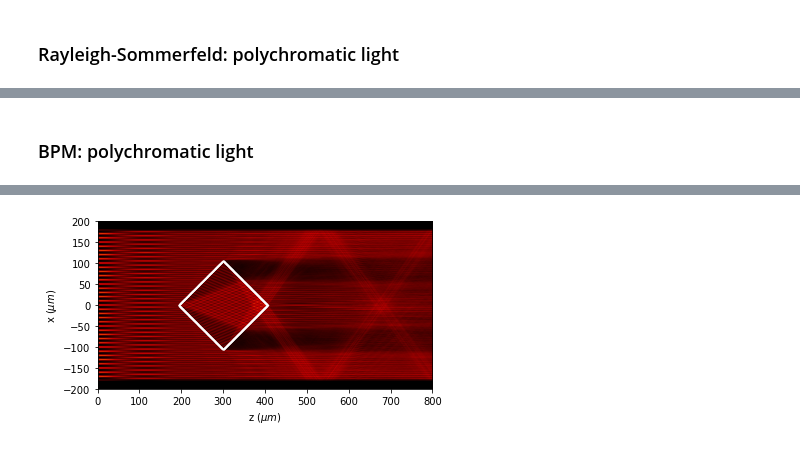
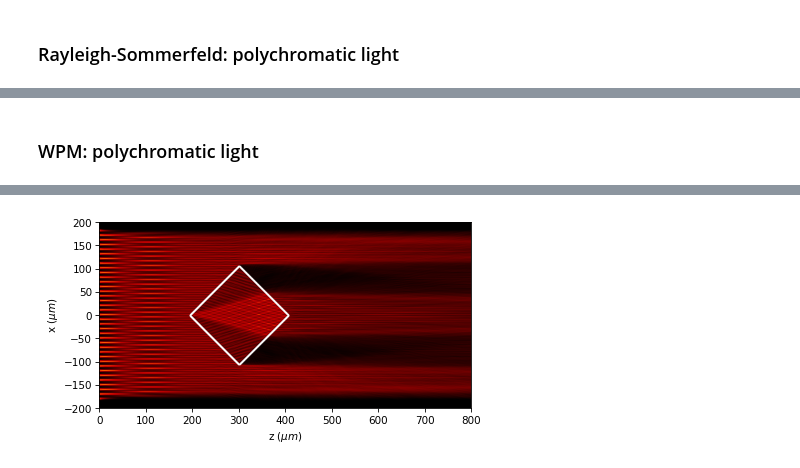
Before and after one commit to aocg-ucm/diffractio, a Jupyter notebook: docs/source/tutorial_scalar/scalar_XZ/tutorial_xz.ipynb, the cells around one changed output, grey strips where cells are left out. Saved outputs shown, nothing was run; the diff lists cells and outputs as text; code cells hidden in the pictures.

```diff
--- a/docs/source/tutorial_scalar/scalar_XZ/tutorial_xz.ipynb
+++ b/docs/source/tutorial_scalar/scalar_XZ/tutorial_xz.ipynb
@@ -694,7 +695,7 @@ def _func_polychromatic_RS_(wavelength):
 
     return f1 * t1
 # %%
-wavelengths = np.linspace(0.4, 0.8, 21)
+wavelengths = np.linspace(0.4, 0.8, 11)
 w_central = 0.6
 Dw = 0.07 * um
 spectrum = np.exp(-(wavelengths - w_central)**2 / (2 * Dw**2))
@@ -733,6 +734,6 @@ Wall time: 23 s
 When using polychromatic light in xz module, we can process each wavelength, and then sum the intensities distribution for each wavelength. We can see two examples, valid for RS and BPM techniques:
 # %%
-def _func_polychromatic_BPM_(wavelength):
+def _func_polychromatic_WPM_(wavelength):
     x0 = np.linspace(-200 * um, 200 * um, 2048)
     z = np.linspace(0 * um, 800 * um, 2048)
 
@@ -763,18 +764,18 @@ Wall time: 1.87 s
 # %% [markdown]
-### BPM: polychromatic light
+### WPM: polychromatic light
 # %%
-wavelengths = np.linspace(.4, 1.2, 21)
+wavelengths = np.linspace(.4, 1.2, 11)
 spectrum = np.ones_like(wavelengths) / len(wavelengths)
 
-initial_field = _func_polychromatic_BPM_(wavelengths[0])
+initial_field = _func_polychromatic_WPM_(wavelengths[0])
 z0 = initial_field.z
 x0 = initial_field.x
 # %%
 %%time
 
 u1 = Scalar_mask_XZ(x0, z0, wavelengths[0], n_background=1)
-u_poly = u1.BPM_polychromatic(
-    _func_polychromatic_BPM_,
+u_poly = u1.WPM_polychromatic(
+    _func_polychromatic_WPM_,
     wavelengths,
     spectrum,
     verbose=True,
@@ -787 +788 @@ Wall time: 21.5 s
-[figure, old version]
+[figure, new version]
```
Also changed, not shown: parts of 38 cells of this notebook, 16 other files.
